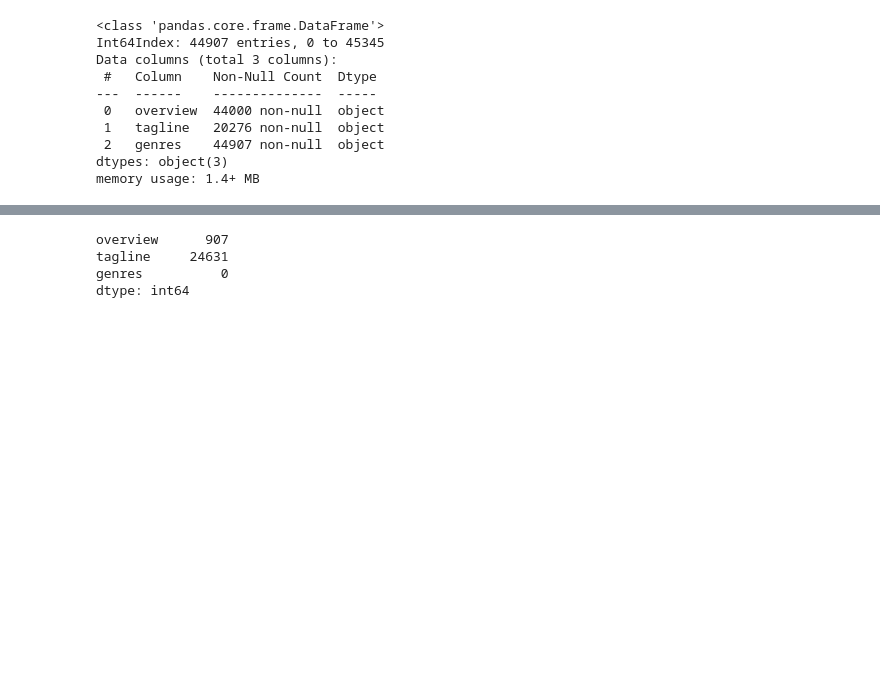
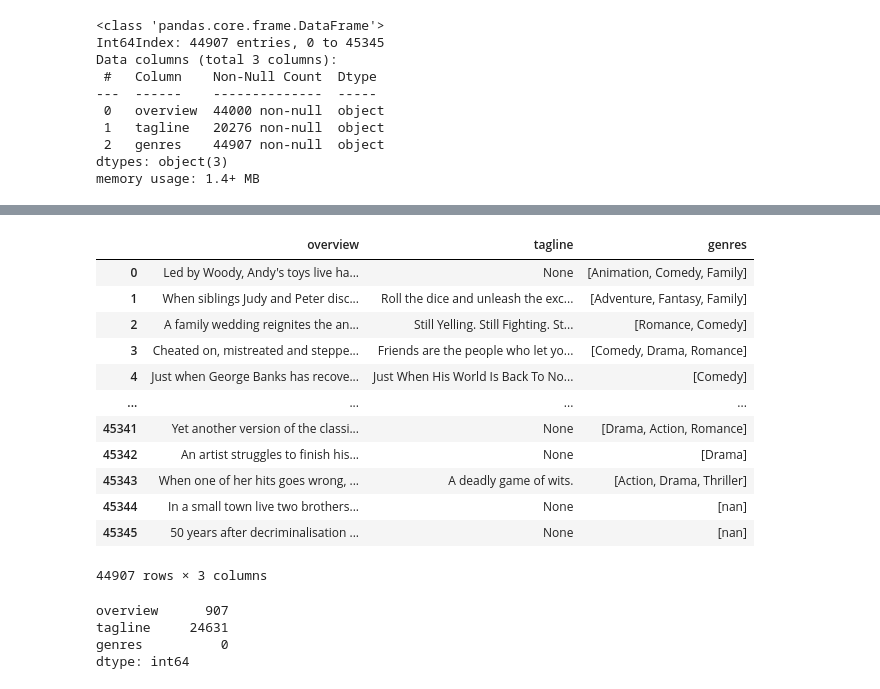
Before and after one commit to FranciscoHugoLezik/Proyecto_Peliculas, a Jupyter notebook: notebooks/EDA.ipynb, the cells around one changed output, grey strips where cells are left out. Drawn from its saved outputs; the diff is of its cells as text; code cells hidden in the pictures; blank space fills up the shorter version.

```diff
--- a/notebooks/EDA.ipynb
+++ b/notebooks/EDA.ipynb
@@ -317,3 +299,19 @@ gc.collect()
+# %%
+columnas_de_textos
+# %% [output]
+|  | overview | tagline | genres |
+| 0 | Led by Woody, Andy's toys live ha... | None | [Animation, Comedy, Family] |
+| 1 | When siblings Judy and Peter disc... | Roll the dice and unleash the exc... | [Adventure, Fantasy, Family] |
+| 2 | A family wedding reignites the an... | Still Yelling. Still Fighting. St... | [Romance, Comedy] |
+| 3 | Cheated on, mistreated and steppe... | Friends are the people who let yo... | [Comedy, Drama, Romance] |
+| 4 | Just when George Banks has recove... | Just When His World Is Back To No... | [Comedy] |
+| ... | ... | ... | ... |
+| 45341 | Yet another version of the classi... | None | [Drama, Action, Romance] |
+| 45342 | An artist struggles to finish his... | None | [Drama] |
+| 45343 | When one of her hits goes wrong, ... | A deadly game of wits. | [Action, Drama, Thriller] |
+| 45344 | In a small town live two brothers... | None | [nan] |
+| 45345 | 50 years after decriminalisation ... | None | [nan] |
+44907 rows × 3 columns
 # %%
 columnas_de_textos.isnull().sum()
 # %% [output]
```
Also changed, not shown: parts of 35 cells of this notebook, 5 other files.
